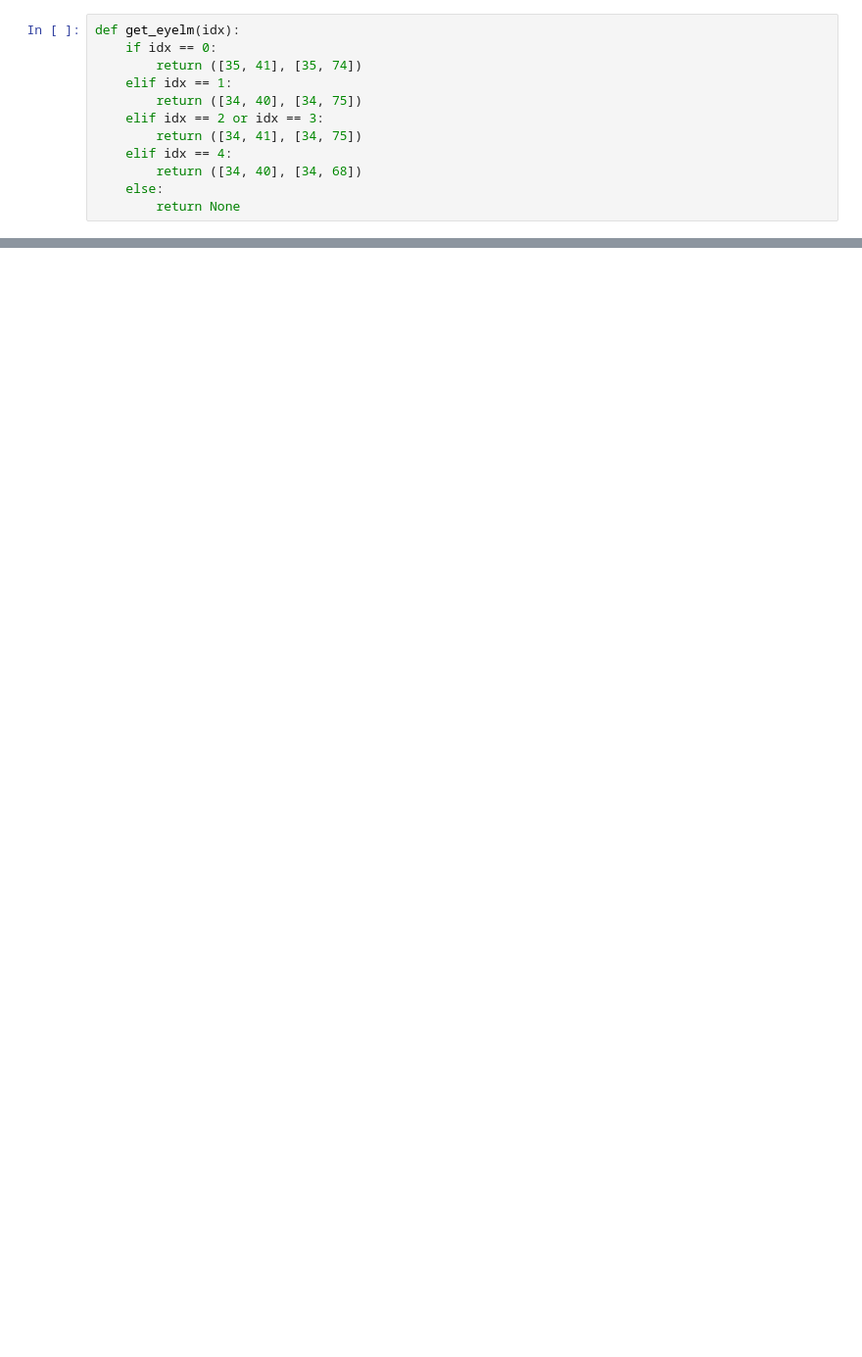
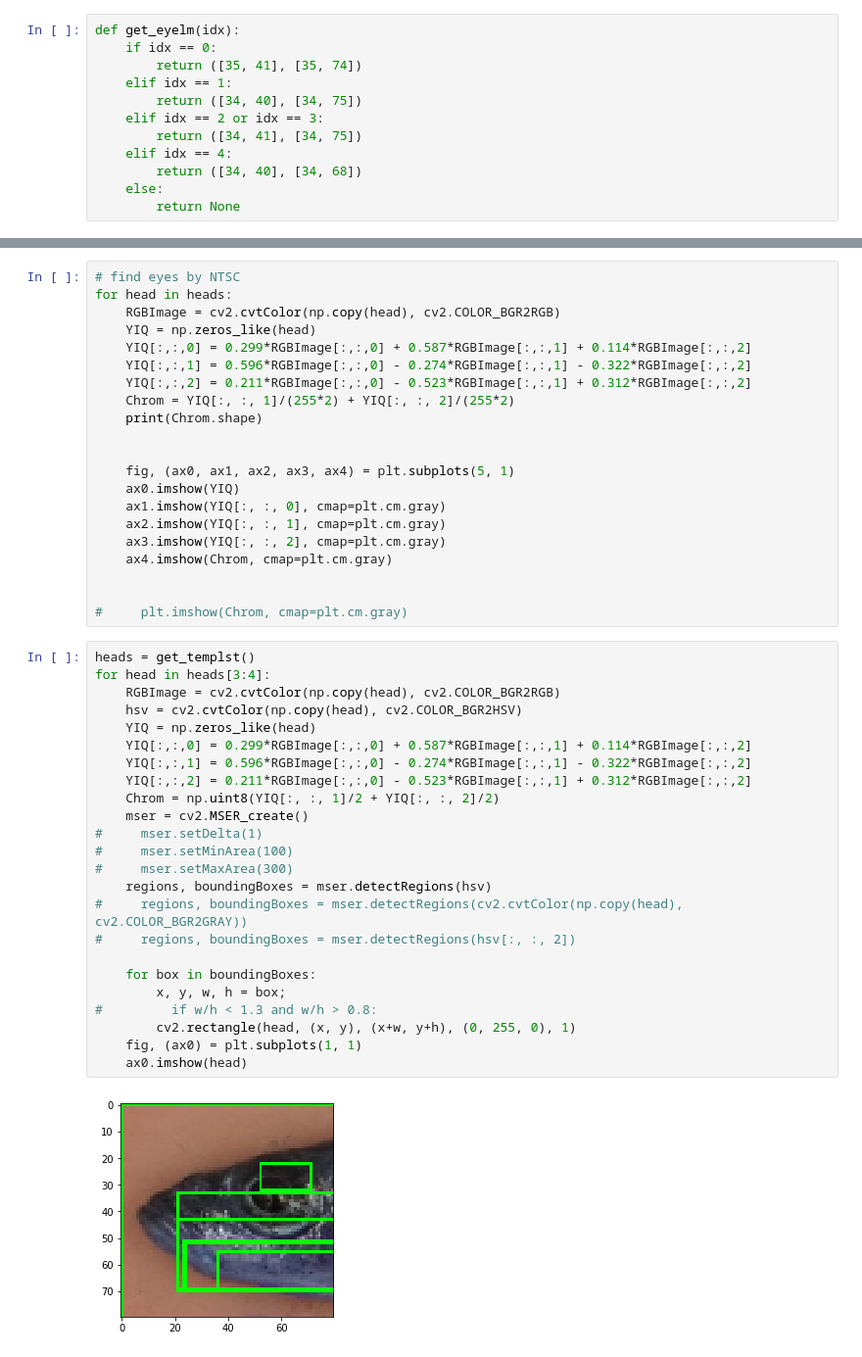
Before and after one commit to zchen163/FishProject, a Jupyter notebook: head_matching.ipynb, the cells around one changed output, grey strips where cells are left out. Shown at 98% size. Saved outputs shown, nothing was run; the diff lists cells and outputs as text; blank space fills up the shorter version.

```diff
--- a/head_matching.ipynb
+++ b/head_matching.ipynb
@@ -265,0 +222,47 @@ for f in onlyfiles[10:22]:
+# %%
+# find eyes by NTSC
+for head in heads:
+    RGBImage = cv2.cvtColor(np.copy(head), cv2.COLOR_BGR2RGB)
+    YIQ = np.zeros_like(head)
+    YIQ[:,:,0] = 0.299*RGBImage[:,:,0] + 0.587*RGBImage[:,:,1] + 0.114*RGBImage[:,:,2]
+    YIQ[:,:,1] = 0.596*RGBImage[:,:,0] - 0.274*RGBImage[:,:,1] - 0.322*RGBImage[:,:,2]
+    YIQ[:,:,2] = 0.211*RGBImage[:,:,0] - 0.523*RGBImage[:,:,1] + 0.312*RGBImage[:,:,2]
+    Chrom = YIQ[:, :, 1]/(255*2) + YIQ[:, :, 2]/(255*2)
+    print(Chrom.shape)
+
+
+    fig, (ax0, ax1, ax2, ax3, ax4) = plt.subplots(5, 1)
+    ax0.imshow(YIQ)
+    ax1.imshow(YIQ[:, :, 0], cmap=plt.cm.gray)
+    ax2.imshow(YIQ[:, :, 1], cmap=plt.cm.gray)
+    ax3.imshow(YIQ[:, :, 2], cmap=plt.cm.gray)
+    ax4.imshow(Chrom, cmap=plt.cm.gray)
+
+
+#     plt.imshow(Chrom, cmap=plt.cm.gray)
+# %%
+heads = get_templst()
+for head in heads[3:4]:
+    RGBImage = cv2.cvtColor(np.copy(head), cv2.COLOR_BGR2RGB)
+    hsv = cv2.cvtColor(np.copy(head), cv2.COLOR_BGR2HSV)
+    YIQ = np.zeros_like(head)
+    YIQ[:,:,0] = 0.299*RGBImage[:,:,0] + 0.587*RGBImage[:,:,1] + 0.114*RGBImage[:,:,2]
+    YIQ[:,:,1] = 0.596*RGBImage[:,:,0] - 0.274*RGBImage[:,:,1] - 0.322*RGBImage[:,:,2]
+    YIQ[:,:,2] = 0.211*RGBImage[:,:,0] - 0.523*RGBImage[:,:,1] + 0.312*RGBImage[:,:,2]
+    Chrom = np.uint8(YIQ[:, :, 1]/2 + YIQ[:, :, 2]/2)
+    mser = cv2.MSER_create()
+#     mser.setDelta(1)
+#     mser.setMinArea(100)
+#     mser.setMaxArea(300)
+    regions, boundingBoxes = mser.detectRegions(hsv)
+#     regions, boundingBoxes = mser.detectRegions(cv2.cvtColor(np.copy(head), cv2.COLOR_BGR2GRAY))
+#     regions, boundingBoxes = mser.detectRegions(hsv[:, :, 2])
+
+    for box in boundingBoxes:
+        x, y, w, h = box;
+#         if w/h < 1.3 and w/h > 0.8:
+        cv2.rectangle(head, (x, y), (x+w, y+h), (0, 255, 0), 1)
+    fig, (ax0) = plt.subplots(1, 1)
+    ax0.imshow(head)
+# %% [output]
+[figure, added]
```
Also changed, not shown: parts of 10 cells of this notebook, 5 other files.
